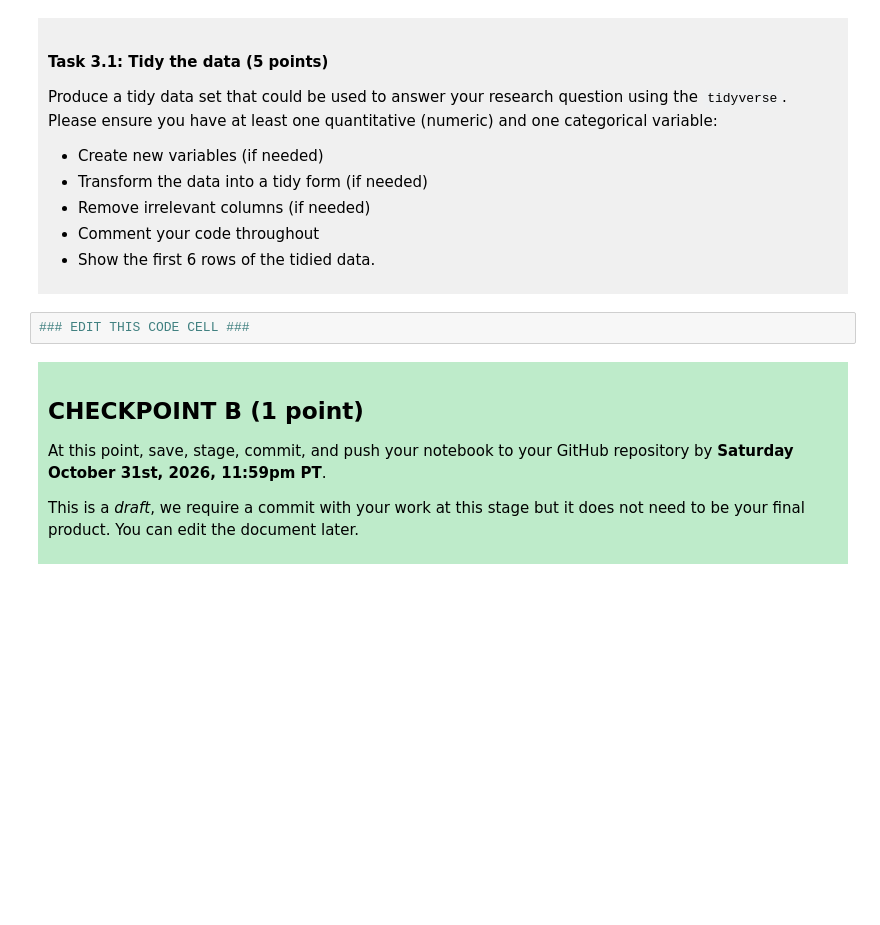
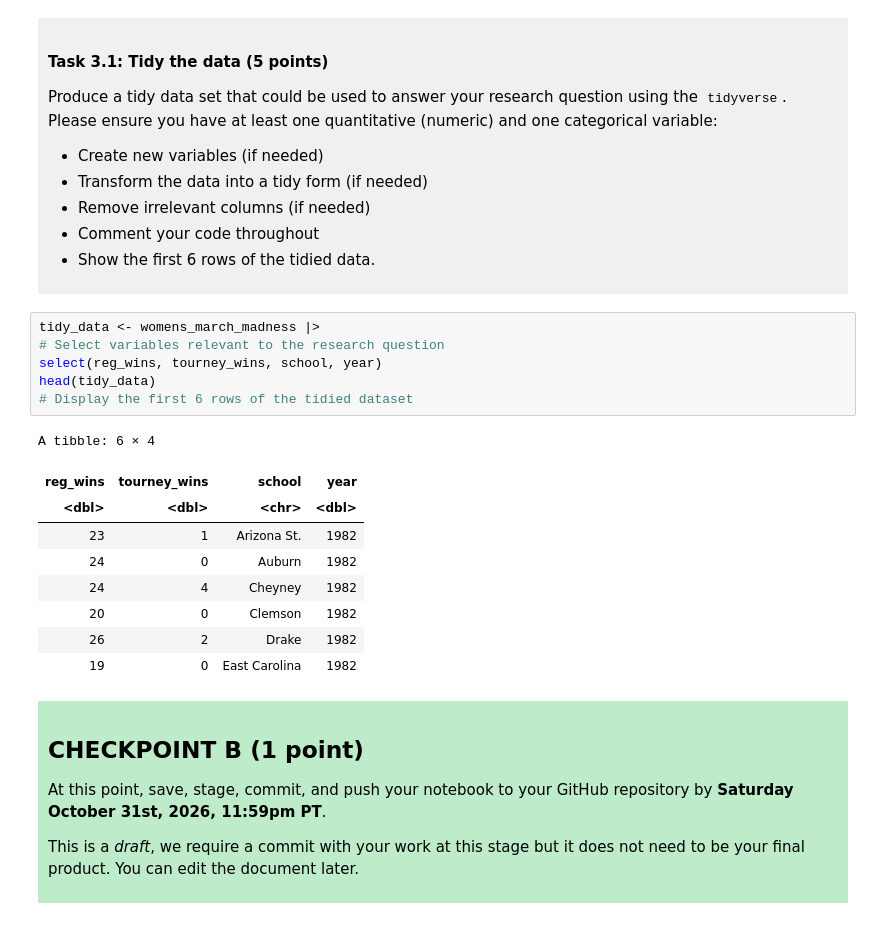
Before and after one commit to yamoneoo2212-oss/dsci-100-project-yamone-oo, a Jupyter notebook: dsci-100-project-notebook.ipynb, the cells around one changed output. Saved outputs shown, nothing was run; the diff lists cells and outputs as text; blank space fills up the shorter version.

```diff
--- a/dsci-100-project-notebook.ipynb
+++ b/dsci-100-project-notebook.ipynb
@@ -189,7 +220,21 @@ Produce a tidy data set that could be used to answer your research question usin
 
 </div>
 # %%
-### EDIT THIS CODE CELL ###
+tidy_data <- womens_march_madness |>
+# Select variables relevant to the research question
+select(reg_wins, tourney_wins, school, year)
+head(tidy_data)
+# Display the first 6 rows of the tidied dataset
+# %% [output]
+A tibble: 6 × 4
+| reg_wins | tourney_wins | school | year |
+| <dbl> | <dbl> | <chr> | <dbl> |
+| 23 | 1 | Arizona St. | 1982 |
+| 24 | 0 | Auburn | 1982 |
+| 24 | 4 | Cheyney | 1982 |
+| 20 | 0 | Clemson | 1982 |
+| 26 | 2 | Drake | 1982 |
+| 19 | 0 | East Carolina | 1982 |
 # %% [markdown]
 <div style="background-color: #beebca; padding: 10px;">
 
```
Also changed, not shown: parts of 3 cells of this notebook.
